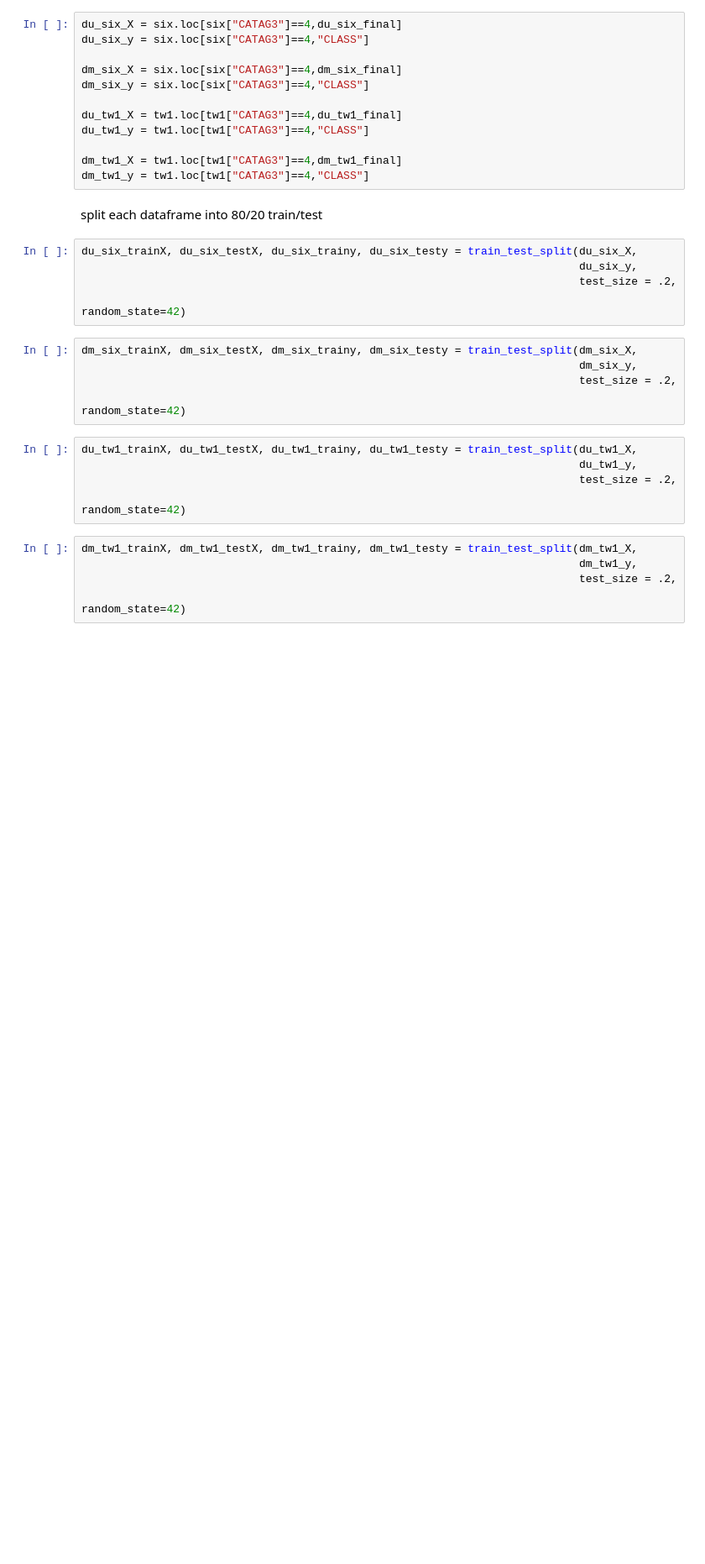
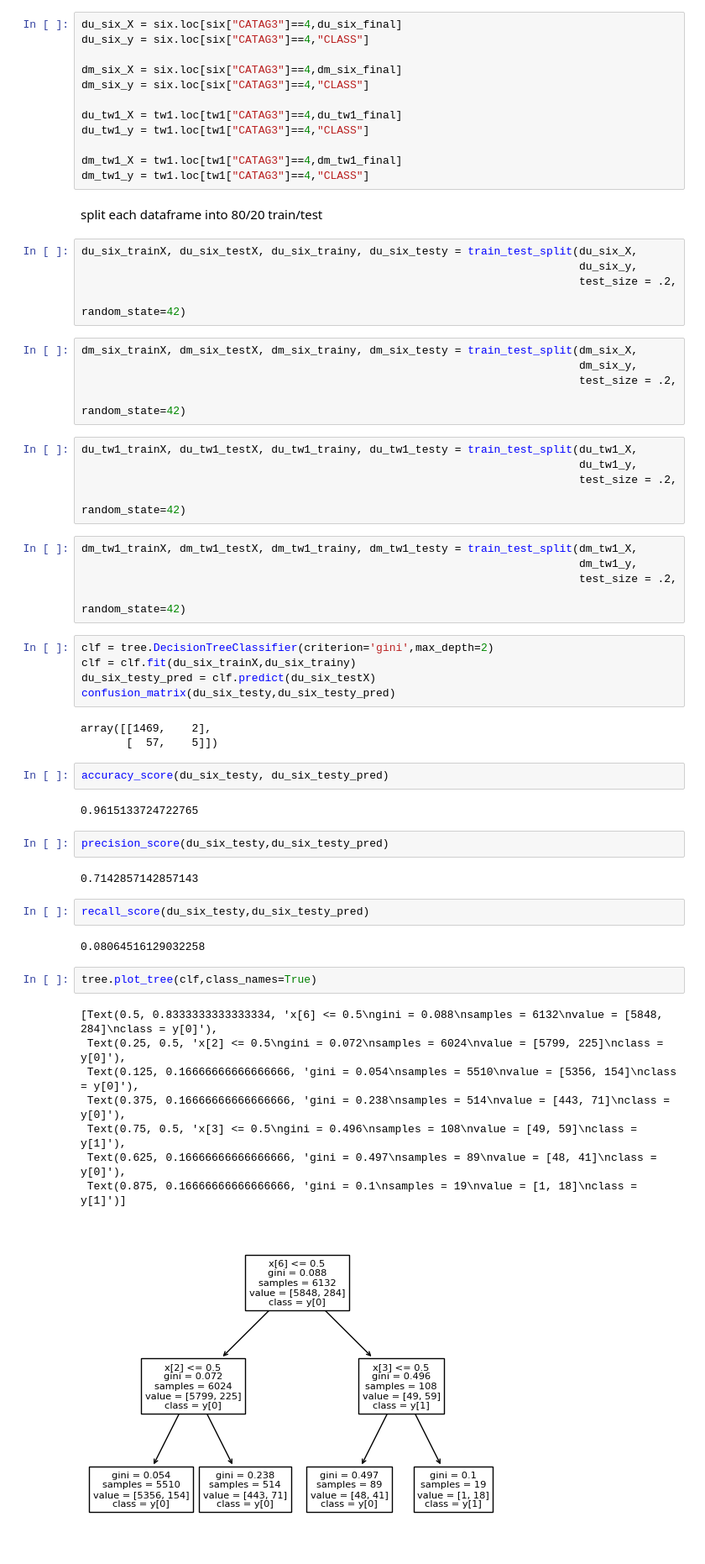
Before and after one commit to HotelTango314/dsa5900, a Jupyter notebook: NSDUH_Explore.ipynb, the cells around one changed output. Shown at 84% size. Cells and saved outputs as stored; diff of their text form; blank space fills up the shorter version.

Commit message:
first dec tree

```diff
--- a/NSDUH_Explore.ipynb
+++ b/NSDUH_Explore.ipynb
@@ -758,3 +763,34 @@ dm_tw1_trainX, dm_tw1_testX, dm_tw1_trainy, dm_tw1_testy = train_test_split(dm_t
                                                                             dm_tw1_y,
                                                                             test_size = .2,
                                                                             random_state=42)
+# %%
+clf = tree.DecisionTreeClassifier(criterion='gini',max_depth=2)
+clf = clf.fit(du_six_trainX,du_six_trainy)
+du_six_testy_pred = clf.predict(du_six_testX)
+confusion_matrix(du_six_testy,du_six_testy_pred)
+# %% [output]
+array([[1469,    2],
+       [  57,    5]])
+# %%
+accuracy_score(du_six_testy, du_six_testy_pred)
+# %% [output]
+0.9615133724722765
+# %%
+precision_score(du_six_testy,du_six_testy_pred)
+# %% [output]
+0.7142857142857143
+# %%
+recall_score(du_six_testy,du_six_testy_pred)
+# %% [output]
+0.08064516129032258
+# %%
+tree.plot_tree(clf,class_names=True)
+# %% [output]
+[Text(0.5, 0.8333333333333334, 'x[6] <= 0.5\ngini = 0.088\nsamples = 6132\nvalue = [5848, 284]\nclass = y[0]'),
+ Text(0.25, 0.5, 'x[2] <= 0.5\ngini = 0.072\nsamples = 6024\nvalue = [5799, 225]\nclass = y[0]'),
+ Text(0.125, 0.16666666666666666, 'gini = 0.054\nsamples = 5510\nvalue = [5356, 154]\nclass = y[0]'),
+ Text(0.375, 0.16666666666666666, 'gini = 0.238\nsamples = 514\nvalue = [443, 71]\nclass = y[0]'),
+ Text(0.75, 0.5, 'x[3] <= 0.5\ngini = 0.496\nsamples = 108\nvalue = [49, 59]\nclass = y[1]'),
+ Text(0.625, 0.16666666666666666, 'gini = 0.497\nsamples = 89\nvalue = [48, 41]\nclass = y[0]'),
+ Text(0.875, 0.16666666666666666, 'gini = 0.1\nsamples = 19\nvalue = [1, 18]\nclass = y[1]')]
+[figure, added]
```
Also changed, not shown: parts of 5 cells of this notebook.
